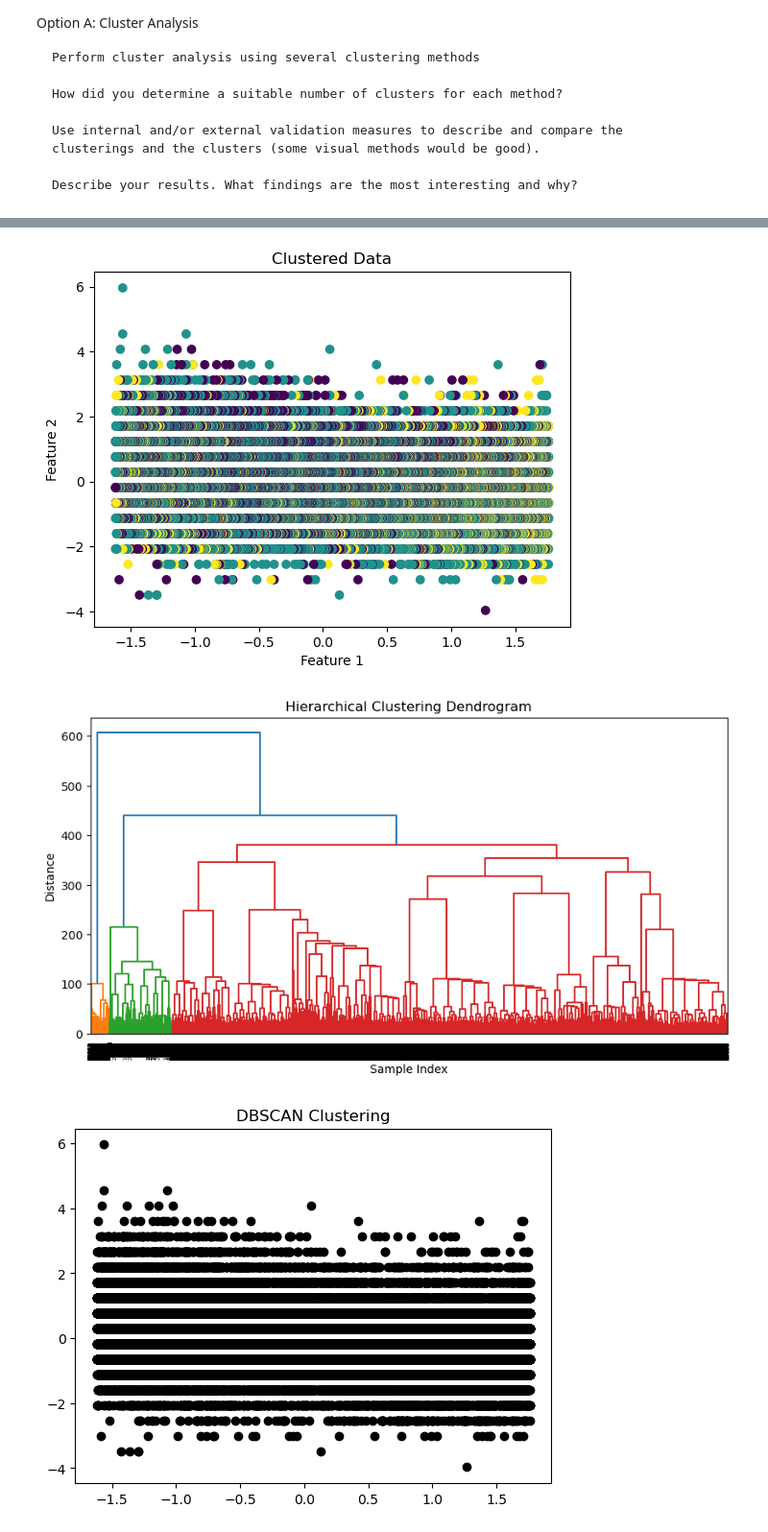
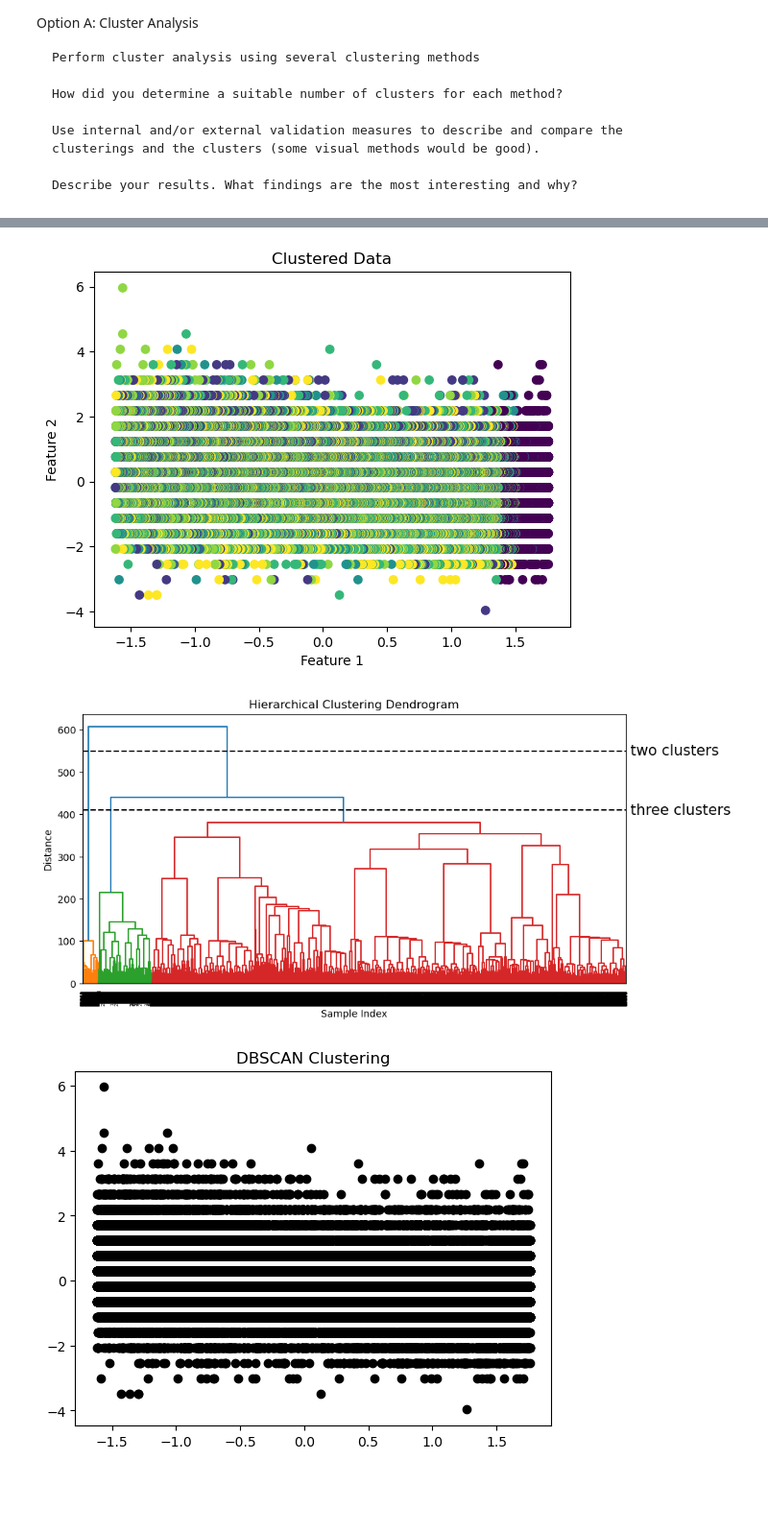
Before and after one commit to Mcusac/OnlineNewsPopML, a Jupyter notebook: 3 - Clustering, Association Rules, or Recommenders/Clustering(Matt).ipynb, the cells around one changed output, grey strips where cells are left out. Shown at 96% size. Drawn from its saved outputs; the diff is of its cells as text; code cells hidden in the pictures; blank space fills up the shorter version.

```diff
--- a/3 - Clustering, Association Rules, or Recommenders/Clustering(Matt).ipynb
+++ b/3 - Clustering, Association Rules, or Recommenders/Clustering(Matt).ipynb
@@ -166,0 +187,19 @@ Option A: Cluster Analysis
+# %%
+# Elbow method to choose the optimal k
+# Site the Python Machine Learning and Deep Learning with Python Book
+
+print('Distortion: %.2f' % kmeans.inertia_)
+distortions = []
+for i in range(1, 25):
+    kmeans = KMeans(n_clusters=i,
+    init='k-means++',
+    n_init=10,
+    max_iter=300,
+    random_state=0)
+    kmeans.fit(df1_std)
+    distortions.append(kmeans.inertia_)
+plt.plot(range(1,25), distortions, marker='o')
+plt.xlabel('Number of clusters')
+plt.ylabel('Distortion')
+plt.tight_layout()
+plt.show()
@@ -167,6 +209,6 @@ Option A: Cluster Analysis
 # %%
-# Choose a clustering algorithm (kmeans)
-kmeans = KMeans(n_clusters=3)
+# Choose a clustering algorithm (kmeans) with optimal number of clusters
+kmeans = KMeans(init='k-means++', n_clusters=7, n_init=10)
 
 # Cluster the data
 kmeans.fit(df1_std)
@@ -180,22 +222,31 @@ plt.ylabel('Feature 2')
 plt.title('Clustered Data')
 plt.show()
 # %% [output]
-[figure, old version]
+[figure, new version]
 # %%
 # Choose a clustering algorithm (Hierachical Clustering)
 
 # Perform hierarchical clustering
 linkage_matrix = linkage(df1_std, method='ward')
 
 # Plot the dendrogram
 plt.figure(figsize=(10, 5))
 dendrogram(linkage_matrix)
+
+# list clusters
+ax = plt.gca()
+bounds = ax.get_xbound()
+ax.plot(bounds, [550, 550], '--', c='k')
+ax.plot(bounds, [410, 410], '--', c='k')
+ax.text(bounds[1], 550, ' two clusters', va='center', fontdict={'size': 15})
+ax.text(bounds[1], 410, ' three clusters', va='center', fontdict={'size': 15})
+
 plt.title('Hierarchical Clustering Dendrogram')
 plt.xlabel('Sample Index')
 plt.ylabel('Distance')
 plt.show()
 # %% [output]
-[figure, old version]
+[figure, new version]
 # %%
 # Perform DBSCAN clustering with different parameter values
 eps_values = [0.3, 0.5, 0.7]
```
Also changed, not shown: parts of 6 cells of this notebook, 1 other file.
